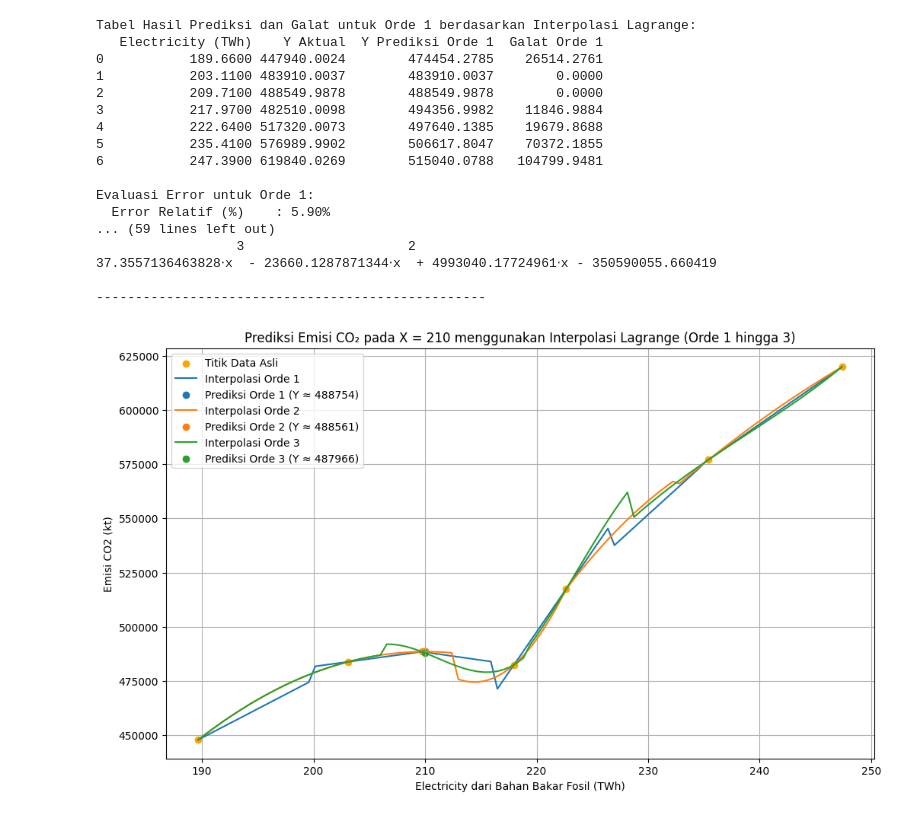
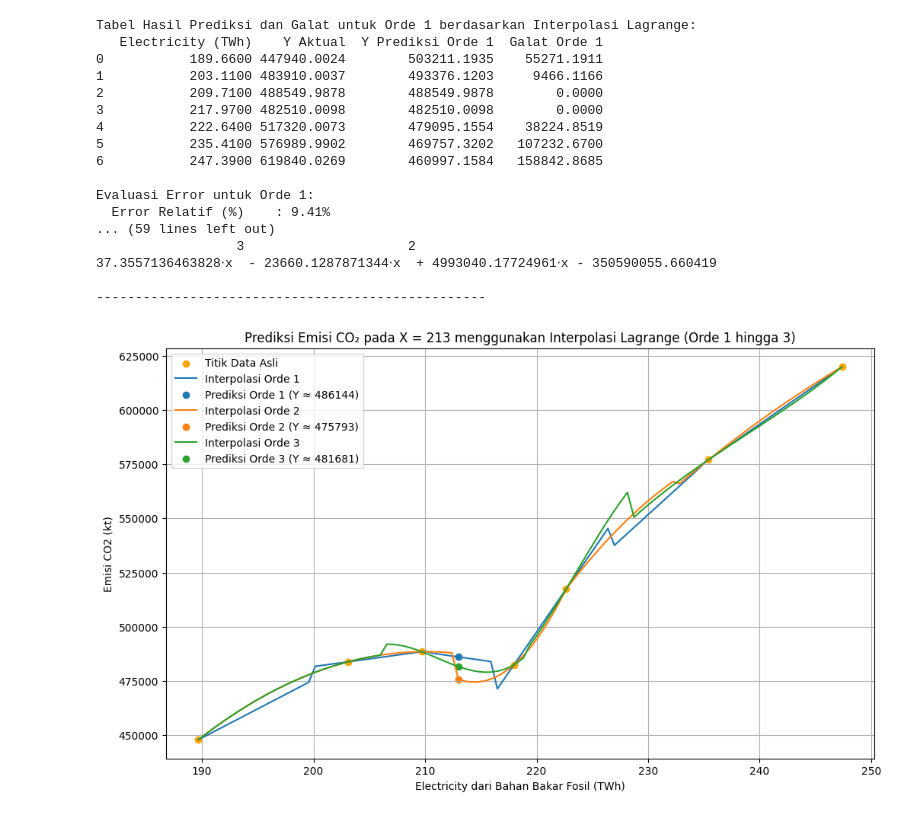
Before and after one commit to arezyhs/Interpolasi-Lagrange, a Jupyter notebook: Lagrange_Interpolation.ipynb, the cells around one changed output. Cells and saved outputs as stored; diff of their text form; code cells hidden in the pictures.

```diff
--- a/Lagrange_Interpolation.ipynb
+++ b/Lagrange_Interpolation.ipynb
@@ -115,7 +115,7 @@ def lagrange_interpolation(x_values, y_values, x_target, order):
 max_order = 3  # atur orde
 
 # Nilai x target untuk prediksi
-x_target = 210  # atur nilai x prediksi
+x_target = 213  # atur nilai x prediksi
 
 # Melakukan interpolasi Lagrange untuk x_target hingga max_order
 higher_order_predictions = {}
@@ -171,38 +171,38 @@ for order in range(1, max_order + 1):
     print("\n" + "-"*50)
 
 # Plotting
 plt.figure(figsize=(12, 7))
 plt.scatter(electricity_data, co2_emission_data, color='orange', label='Titik Data Asli')
 x_range = np.linspace(min(electricity_data), max(electricity_data), 100)
 
 # Menghitung dan menampilkan nilai interpolasi untuk setiap orde hingga max_order
 for order in range(1, max_order + 1):
     y_interp = [lagrange_interpolation(electricity_data, co2_emission_data, x, order)[0] for x in x_range]
     plt.plot(x_range, y_interp, label=f'Interpolasi Orde {order}')
     plt.scatter(x_target, higher_order_predictions[order], label=f'Prediksi Orde {order} (Y ≈ {higher_order_predictions[order]:.0f})')
 
 plt.xlabel('Electricity dari Bahan Bakar Fosil (TWh)')
 plt.ylabel('Emisi CO2 (kt)')
 plt.title(f'Prediksi Emisi CO₂ pada X = {x_target} menggunakan Interpolasi Lagrange (Orde 1 hingga {max_order})')
 plt.legend()
 plt.grid(True)
 plt.show()
 # %% [output]
 Tabel Hasil Prediksi dan Galat untuk Orde 1 berdasarkan Interpolasi Lagrange:
    Electricity (TWh)    Y Aktual  Y Prediksi Orde 1  Galat Orde 1
-0           189.6600 447940.0024        474454.2785    26514.2761
-1           203.1100 483910.0037        483910.0037        0.0000
+0           189.6600 447940.0024        503211.1935    55271.1911
+1           203.1100 483910.0037        493376.1203     9466.1166
 2           209.7100 488549.9878        488549.9878        0.0000
-3           217.9700 482510.0098        494356.9982    11846.9884
-4           222.6400 517320.0073        497640.1385    19679.8688
-5           235.4100 576989.9902        506617.8047    70372.1855
-6           247.3900 619840.0269        515040.0788   104799.9481
+3           217.9700 482510.0098        482510.0098        0.0000
+4           222.6400 517320.0073        479095.1554    38224.8519
+5           235.4100 576989.9902        469757.3202   107232.6700
+6           247.3900 619840.0269        460997.1584   158842.8685
 
 Evaluasi Error untuk Orde 1:
-  Error Relatif (%)    : 5.90%
+  Error Relatif (%)    : 9.41%
 ... (59 lines left out)
                   3                     2
 37.3557136463828⋅x  - 23660.1287871344⋅x  + 4993040.17724961⋅x - 350590055.660419
 
 --------------------------------------------------
-[figure, old version]
+[figure, new version]
```
Also changed, not shown: parts of 1 cell of this notebook.
